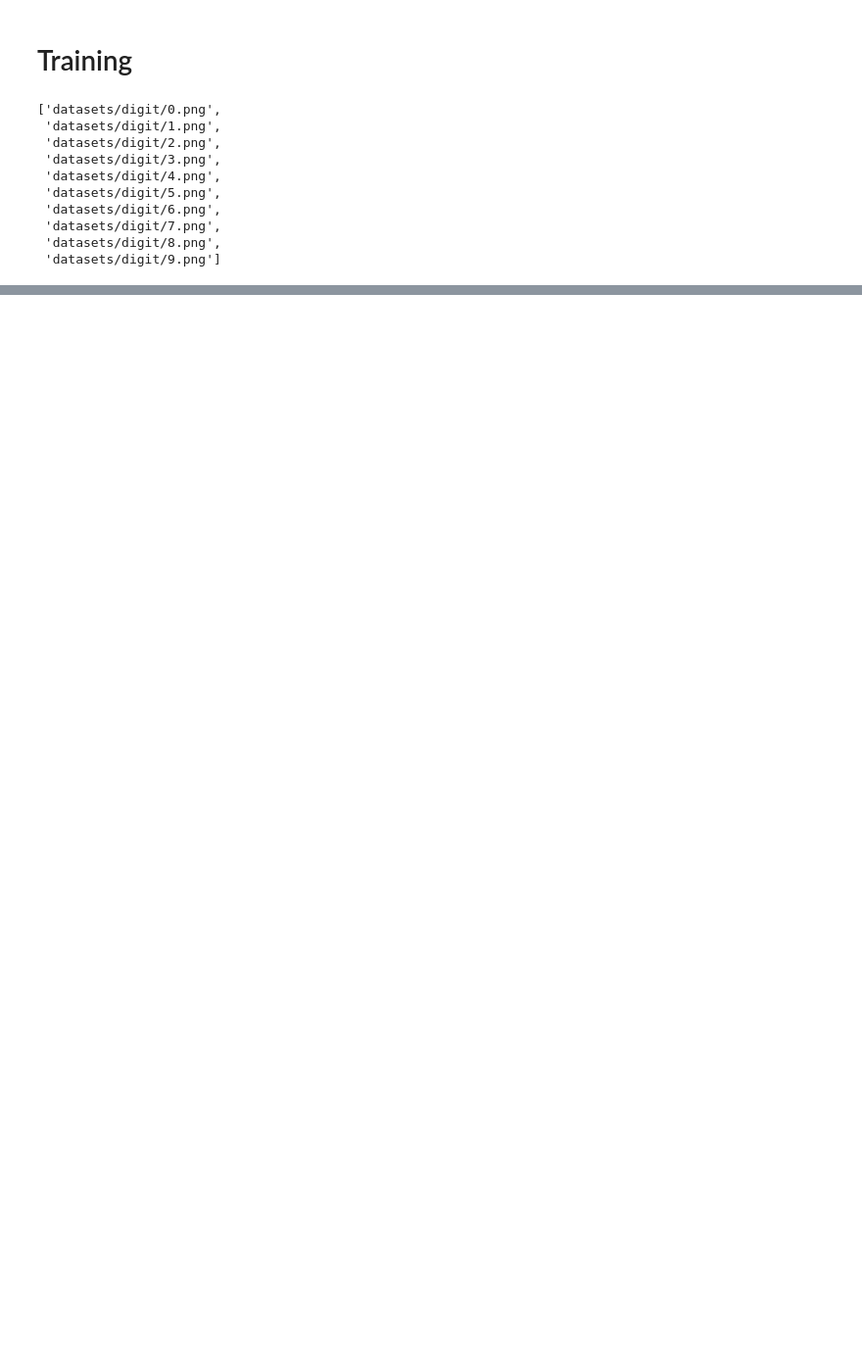
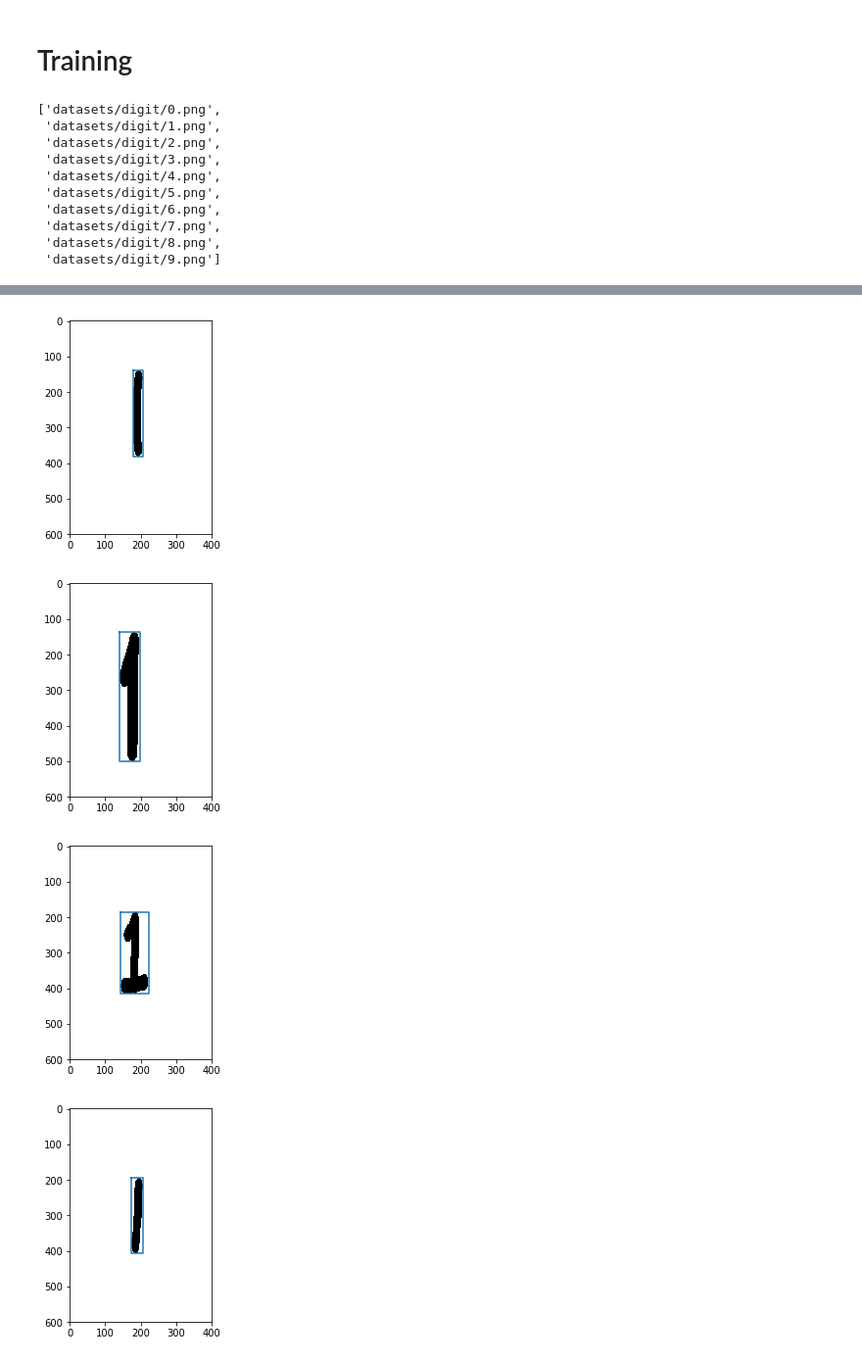
Before and after one commit to agusgun/IF4073-Pengcit, a Jupyter notebook: notebooks/Thinning Image.ipynb, the cells around one changed output, grey strips where cells are left out. Shown at 98% size. Saved outputs shown, nothing was run; the diff lists cells and outputs as text; code cells hidden in the pictures; blank space fills up the shorter version.

```diff
--- a/notebooks/Thinning Image.ipynb
+++ b/notebooks/Thinning Image.ipynb
@@ -1087,0 +531,9 @@ y
+# %%
+def get_folder(path):
+    return [os.path.join(path,f) for f in os.listdir(path)]
+# %%
+source_folders = get_folder('Img/')
+source_folders = sorted(source_folders)
+path_list = []
+for folder in source_folders:
+    path_list.append(sorted(get_imlist(folder)))
@@ -1087,0 +582,34 @@ y
+# %%
+paths_0 = get_imlist('datasets/Sample001/')
+paths_1 = get_imlist('datasets/Sample002/')
+paths_2 = get_imlist('datasets/Sample003/')
+paths_3 = get_imlist('datasets/Sample004/')
+# %%
+counter = 0
+for path in paths_1:
+    counter += 1
+    result = convert_image2bw(array(Image.open(path).resize((400, 600)).convert('L')))
+
+    minX, maxX, minY, maxY = find_boundary(result)
+    minX -= 1
+    maxX += 1
+    minY -= 1
+    maxY += 1
+    pointX = [minX, maxX, maxX, minX, minX]
+    pointY = [minY, minY, maxY, maxY, minY]
+    pil_im = Image.fromarray(result)
+#     differenceX = 80 - (maxX - minX)
+#     maxX += differenceX // 2
+#     minX -= differenceX // 2
+#     differenceY = 120 - (maxY - minY)
+#     maxY += differenceY // 2
+#     minY -= differenceY // 2
+    pil_im.crop((minX, minY, maxX, maxY)).resize((60, 90)).save('New ' + str(counter) + '.jpg')
+    imshow(pil_im)
+    plot(pointX, pointY)
+    show()
+# %% [output]
+[figure, added]
+[figure, added]
+[figure, added]
+[figure, added]
```
Also changed, not shown: parts of 35 cells of this notebook, 2 other files.
